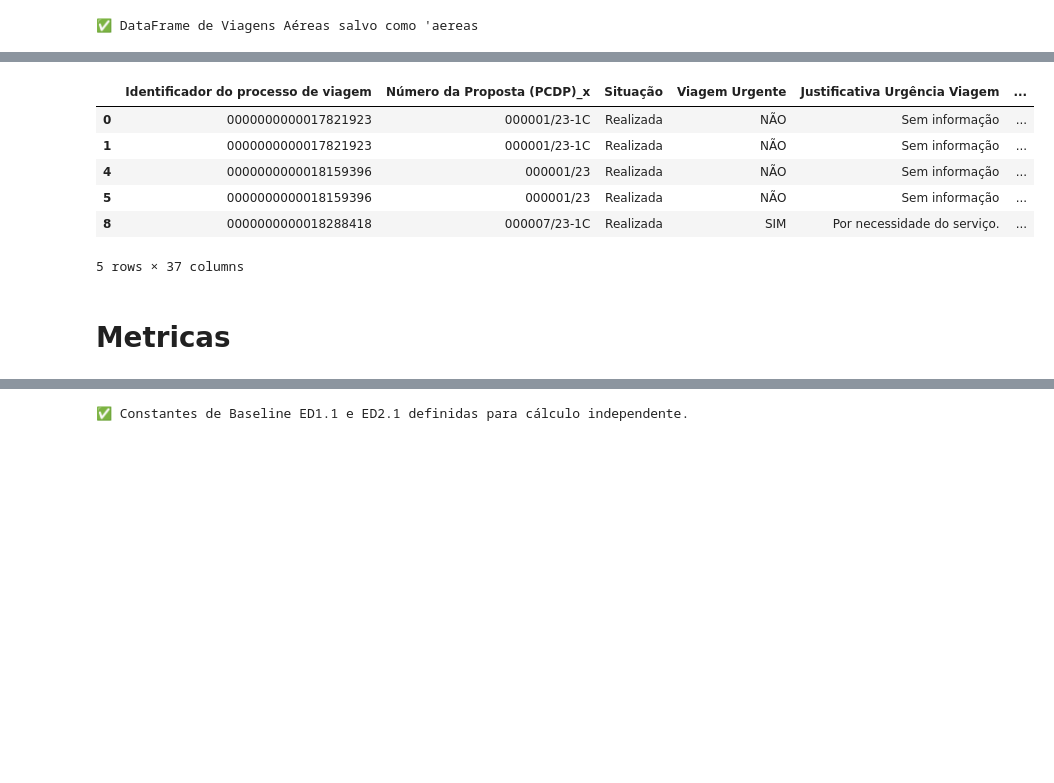
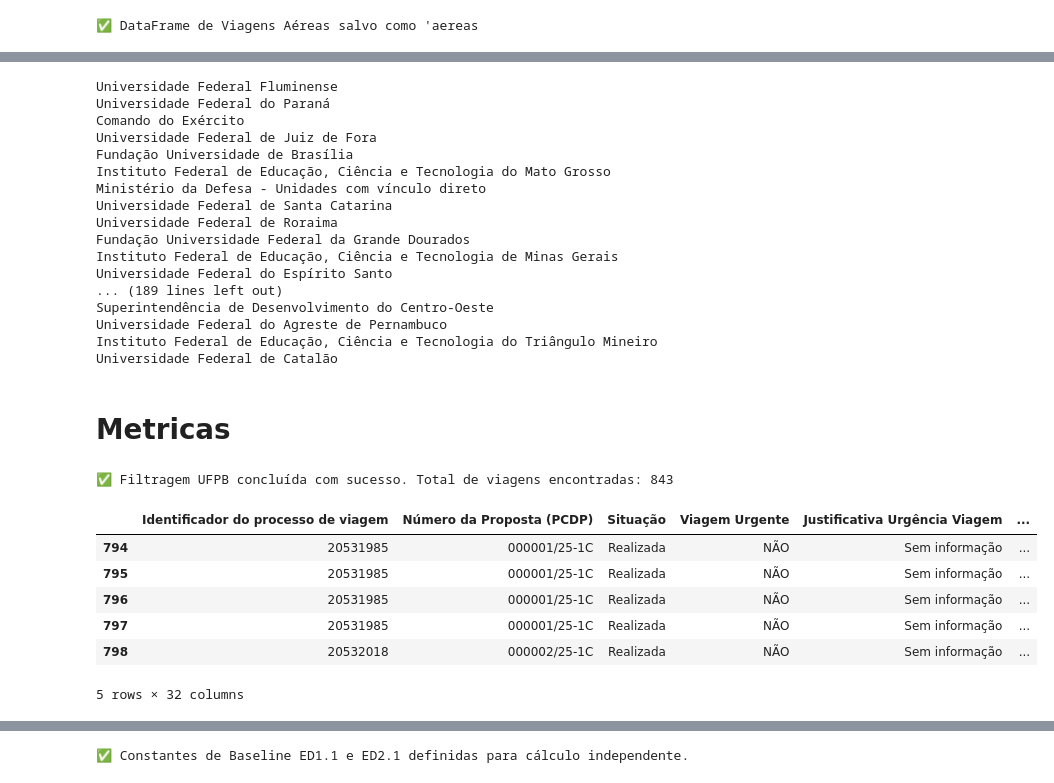
Before and after one commit to augustomiguel/analise-de-sustentabilidade-de-viagens-aereas, a Jupyter notebook: viagensAServico/viagens_a_Servico.ipynb, the cells around one changed output, grey strips where cells are left out. Drawn from its saved outputs; the diff is of its cells as text; code cells hidden in the pictures; blank space fills up the shorter version.

```diff
--- a/viagensAServico/viagens_a_Servico.ipynb
+++ b/viagensAServico/viagens_a_Servico.ipynb
@@ -701,3 +654,6 @@ aereas.to_csv(f'{local}/aereas_viagens_a_servico_{ano}.csv', index=False)
 print(f"\n✅ DataFrame de Viagens Aéreas salvo como 'aereas")
 # %% [output]
 ✅ DataFrame de Viagens Aéreas salvo como 'aereas
+# %%
+# carregar o csv de viagens aereas
+aereas = pd.read_csv(f'{local}/aereas_viagens_a_servico_{ano}.csv')
@@ -704,13 +670,71 @@ print(f"\n✅ DataFrame de Viagens Aéreas salvo como 'aereas")
 # %%
-aereas.head()
+nomes = aereas["Nome órgão solicitante"].unique()
+for n in nomes:
+    print(n)
 # %% [output]
-|  | Identificador do processo de viagem | Número da Proposta (PCDP)_x | Situação | Viagem Urgente | Justificativa Urgência Viagem | ... |
-| 0 | 0000000000017821923 | 000001/23-1C | Realizada | NÃO | Sem informação | ... |
-| 1 | 0000000000017821923 | 000001/23-1C | Realizada | NÃO | Sem informação | ... |
-| 4 | 0000000000018159396 | 000001/23 | Realizada | NÃO | Sem informação | ... |
-| 5 | 0000000000018159396 | 000001/23 | Realizada | NÃO | Sem informação | ... |
-| 8 | 0000000000018288418 | 000007/23-1C | Realizada | SIM | Por necessidade do serviço. | ... |
-5 rows × 37 columns
+Universidade Federal Fluminense
+Universidade Federal do Paraná
+Comando do Exército
+Universidade Federal de Juiz de Fora
+Fundação Universidade de Brasília
+Instituto Federal de Educação, Ciência e Tecnologia do Mato Grosso
+Ministério da Defesa - Unidades com vínculo direto
+Universidade Federal de Santa Catarina
+Universidade Federal de Roraima
+Fundação Universidade Federal da Grande Dourados
+Instituto Federal de Educação, Ciência e Tecnologia de Minas Gerais
+Universidade Federal do Espírito Santo
+... (189 lines left out)
+Superintendência de Desenvolvimento do Centro-Oeste
+Universidade Federal do Agreste de Pernambuco
+Instituto Federal de Educação, Ciência e Tecnologia do Triângulo Mineiro
+Universidade Federal de Catalão
 # %% [markdown]
 # Metricas
+# %%
+# --- CÉLULA DE FILTRAGEM UFPB (FINAL) ---
+
+# Tenta cobrir as duas variações mais comuns (com acento e sem acento + sigla)
+FILTRO_UFPB_ROBUSTO = 'UFPB|UNIVERSIDADE FEDERAL DA PARAIBA|UNIVERSIDADE FEDERAL DA PARAÍBA'
+
+aereas_ufpb = aereas[
+    aereas['Nome órgão solicitante'].astype(str).str.upper().str.contains(FILTRO_UFPB_ROBUSTO, na=False)
+].copy()
+
+
+if len(aereas_ufpb) > 0:
+    print(f"✅ Filtragem UFPB concluída com sucesso. Total de viagens encontradas: {len(aereas_ufpb)}")
+
+else:
+    # --- DIAGNÓSTICO FINAL DE CONTEÚDO (Se a filtragem falhou) ---
+    print("❌ FALHA CRÍTICA: Nenhum filtro funcionou. O nome do órgão é diferente.")
+
+    # Tentativa de encontrar e imprimir a string exata do DataFrame para que o usuário copie.
+    if 'Nome órgão solicitante' in aereas.columns and not aereas.empty:
+        try:
+            # Tenta encontrar a primeira ocorrência que contenha 'Paraíba' ou 'Paraiba'
+            nome_real = aereas[
+                aereas['Nome órgão solicitante'].astype(str).str.contains('Paraíba|Paraiba', na=False)
+            ].iloc[0]['Nome órgão solicitante']
+
+            print(f"⚠️ VALOR LIDO: Copie o nome exato para usar no filtro: '{nome_real}'")
+            print(f"   Use o filtro: aereas_ufpb = aereas[aereas['Nome órgão solicitante'] == '{nome_real}'].copy()")
+
+        except IndexError:
+            print("Não foi possível encontrar 'Paraíba' na coluna. O nome do órgão é totalmente diferente ou o DF está vazio.")
+# %% [output]
+✅ Filtragem UFPB concluída com sucesso. Total de viagens encontradas: 843
+# %%
+# filtro para viagens aereas da UFPB
+
+# aereas_ufpb = aereas[aereas['Nome órgão solicitante'].astype(str).str.upper().str.strip() == 'Universidade Federal da Paraíba'].copy()
+aereas_ufpb.head()
+# %% [output]
+|  | Identificador do processo de viagem | Número da Proposta (PCDP) | Situação | Viagem Urgente | Justificativa Urgência Viagem | ... |
+| 794 | 20531985 | 000001/25-1C | Realizada | NÃO | Sem informação | ... |
+| 795 | 20531985 | 000001/25-1C | Realizada | NÃO | Sem informação | ... |
+| 796 | 20531985 | 000001/25-1C | Realizada | NÃO | Sem informação | ... |
+| 797 | 20531985 | 000001/25-1C | Realizada | NÃO | Sem informação | ... |
+| 798 | 20532018 | 000002/25-1C | Realizada | NÃO | Sem informação | ... |
+5 rows × 32 columns
 # %%
```
Also changed, not shown: parts of 29 cells of this notebook, 3 other files.
